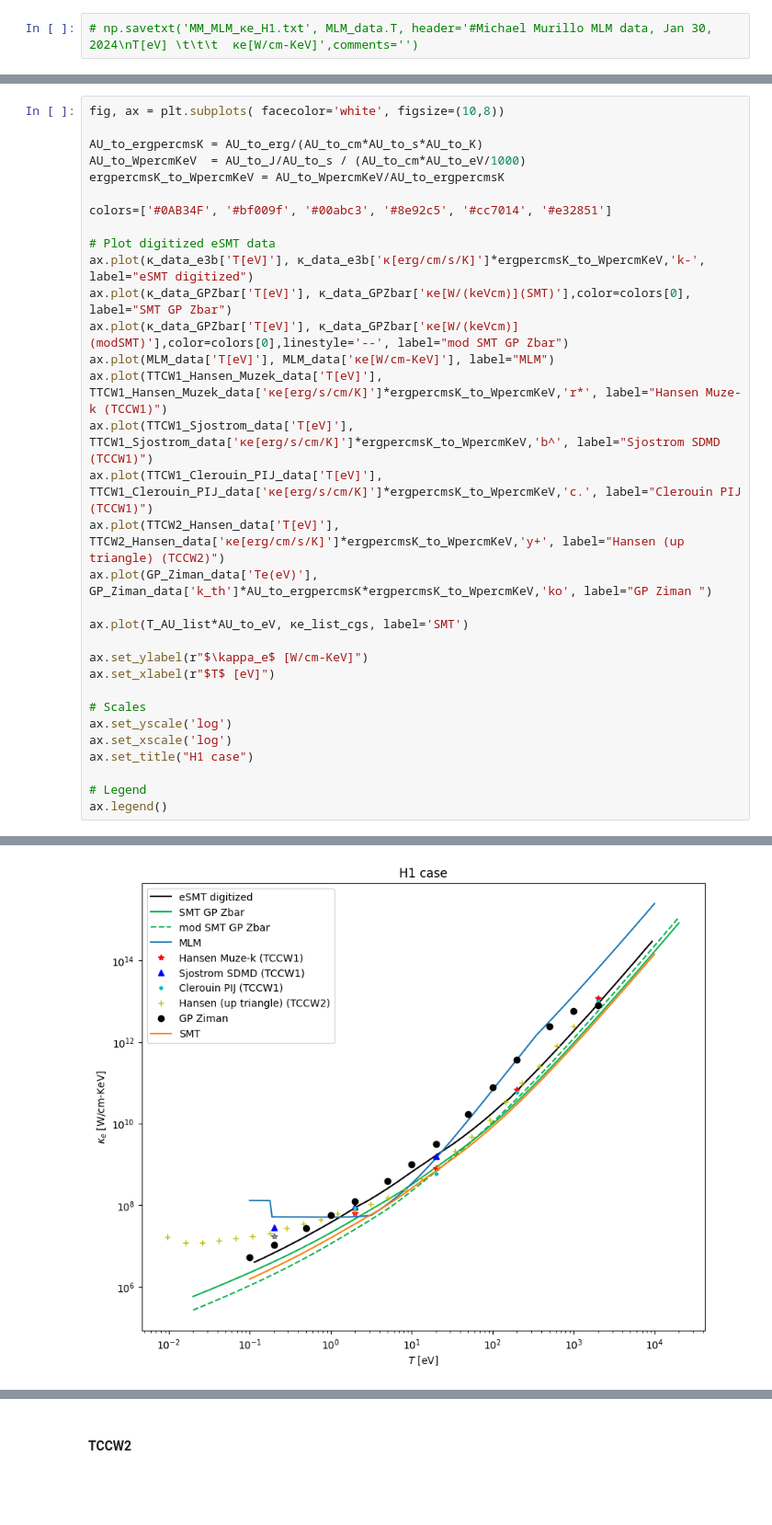
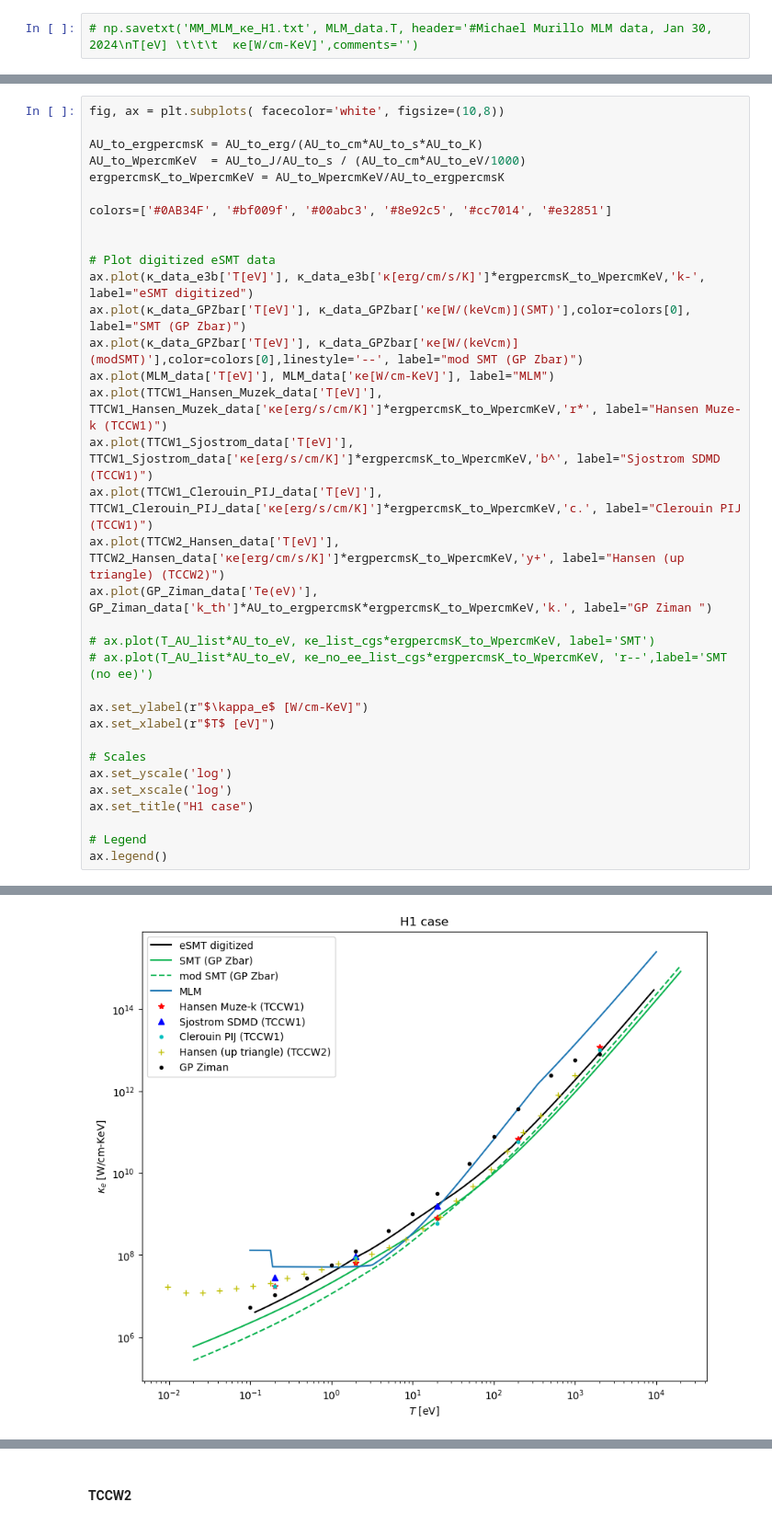
Before and after one commit to ZachAJohnson/SMT, a Jupyter notebook: examples/Example_1.ipynb, the cells around one changed output, grey strips where cells are left out. Shown: that part at 92% size. Cells and saved outputs as stored; diff of their text form; blank space fills up the shorter version.

```diff
--- a/examples/Example_1.ipynb
+++ b/examples/Example_1.ipynb
@@ -266,35 +270,37 @@ AU_to_ergpercmsK*ergpercmsK_to_WpercmKeV
 # %%
 fig, ax = plt.subplots( facecolor='white', figsize=(10,8))
 
 AU_to_ergpercmsK = AU_to_erg/(AU_to_cm*AU_to_s*AU_to_K)
 AU_to_WpercmKeV  = AU_to_J/AU_to_s / (AU_to_cm*AU_to_eV/1000)
 ergpercmsK_to_WpercmKeV = AU_to_WpercmKeV/AU_to_ergpercmsK
 
 colors=['#0AB34F', '#bf009f', '#00abc3', '#8e92c5', '#cc7014', '#e32851']
 
+
 # Plot digitized eSMT data
 ax.plot(κ_data_e3b['T[eV]'], κ_data_e3b['κ[erg/cm/s/K]']*ergpercmsK_to_WpercmKeV,'k-', label="eSMT digitized")
-ax.plot(κ_data_GPZbar['T[eV]'], κ_data_GPZbar['κe[W/(keVcm)](SMT)'],color=colors[0], label="SMT GP Zbar")
-ax.plot(κ_data_GPZbar['T[eV]'], κ_data_GPZbar['κe[W/(keVcm)](modSMT)'],color=colors[0],linestyle='--', label="mod SMT GP Zbar")
+ax.plot(κ_data_GPZbar['T[eV]'], κ_data_GPZbar['κe[W/(keVcm)](SMT)'],color=colors[0], label="SMT (GP Zbar)")
+ax.plot(κ_data_GPZbar['T[eV]'], κ_data_GPZbar['κe[W/(keVcm)](modSMT)'],color=colors[0],linestyle='--', label="mod SMT (GP Zbar)")
 ax.plot(MLM_data['T[eV]'], MLM_data['κe[W/cm-KeV]'], label="MLM")
 ax.plot(TTCW1_Hansen_Muzek_data['T[eV]'], TTCW1_Hansen_Muzek_data['κe[erg/s/cm/K]']*ergpercmsK_to_WpercmKeV,'r*', label="Hansen Muze-k (TCCW1)")
 ax.plot(TTCW1_Sjostrom_data['T[eV]'], TTCW1_Sjostrom_data['κe[erg/s/cm/K]']*ergpercmsK_to_WpercmKeV,'b^', label="Sjostrom SDMD (TCCW1)")
 ax.plot(TTCW1_Clerouin_PIJ_data['T[eV]'], TTCW1_Clerouin_PIJ_data['κe[erg/s/cm/K]']*ergpercmsK_to_WpercmKeV,'c.', label="Clerouin PIJ (TCCW1)")
 ax.plot(TTCW2_Hansen_data['T[eV]'], TTCW2_Hansen_data['κe[erg/cm/s/K]']*ergpercmsK_to_WpercmKeV,'y+', label="Hansen (up triangle) (TCCW2)")
-ax.plot(GP_Ziman_data['Te(eV)'], GP_Ziman_data['k_th']*AU_to_ergpercmsK*ergpercmsK_to_WpercmKeV,'ko', label="GP Ziman ")
+ax.plot(GP_Ziman_data['Te(eV)'], GP_Ziman_data['k_th']*AU_to_ergpercmsK*ergpercmsK_to_WpercmKeV,'k.', label="GP Ziman ")
 
-ax.plot(T_AU_list*AU_to_eV, κe_list_cgs, label='SMT')
+# ax.plot(T_AU_list*AU_to_eV, κe_list_cgs*ergpercmsK_to_WpercmKeV, label='SMT')
+# ax.plot(T_AU_list*AU_to_eV, κe_no_ee_list_cgs*ergpercmsK_to_WpercmKeV, 'r--',label='SMT (no ee)')
 
 ax.set_ylabel(r"$\kappa_e$ [W/cm-KeV]")
 ax.set_xlabel(r"$T$ [eV]")
 
 # Scales
 ax.set_yscale('log')
 ax.set_xscale('log')
 ax.set_title("H1 case")
 
 # Legend
 ax.legend()
 # %% [output]
 <matplotlib.legend.Legend at 0x...>
-[figure, old version]
+[figure, new version]
```
Also changed, not shown: parts of 18 cells of this notebook, 1 other file.
